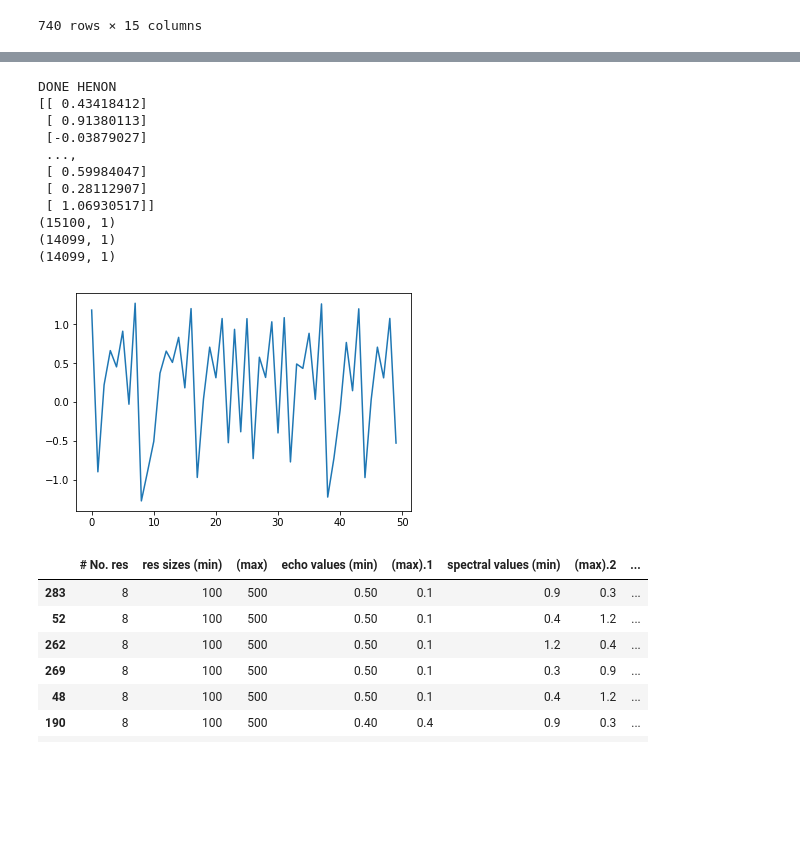
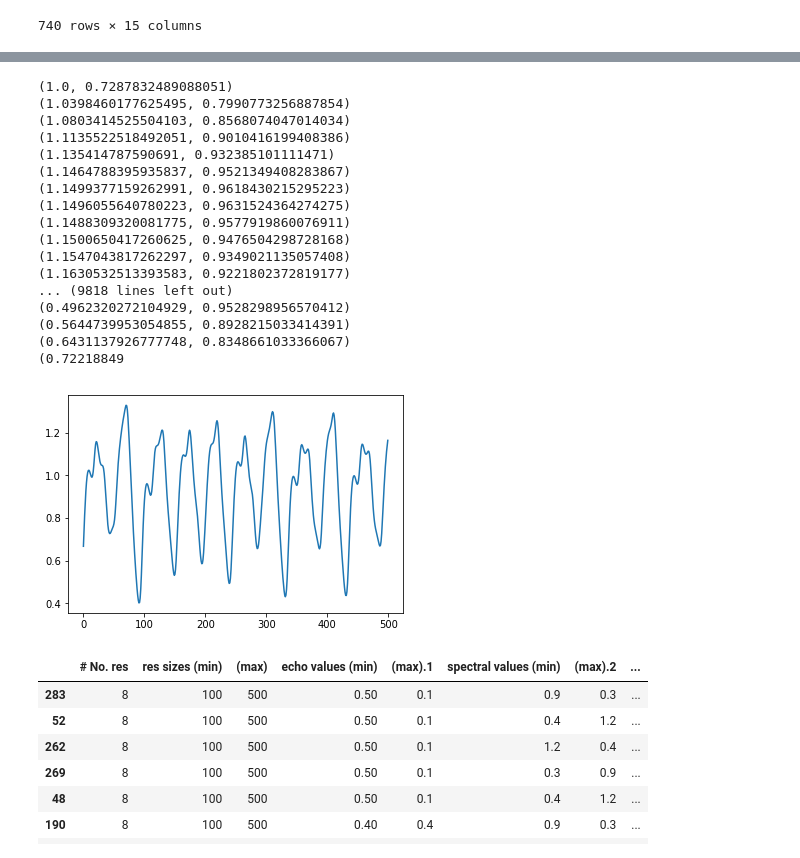
Before and after one commit to zimmerman-cole/esn_experiments, a Jupyter notebook: LEVI_PLOTS_Henon_Map.ipynb, the cells around one changed output, grey strips where cells are left out. Saved outputs shown, nothing was run; the diff lists cells and outputs as text; code cells hidden in the pictures; blank space fills up the shorter version.

```diff
--- a/LEVI_PLOTS_Henon_Map.ipynb
+++ b/LEVI_PLOTS_Henon_Map.ipynb
@@ -83,5 +83,5 @@ The autoreload extension is already loaded. To reload it, use:
 # %%
-data = np.array([runHenon(15100, dimensions=1)]).reshape(-1, 1)
+data = np.array([run(15100)]).reshape(-1, 1)
 print(data)
 print(np.shape(data))
 MEAN_OF_DATA = np.mean(data)
@@ -93,22 +93,28 @@ y_valid = np.array(data[split:])
 print(np.shape(X_train))
 print(np.shape(y_train))
 # %% [output]
-DONE HENON
-[[ 0.43418412]
- [ 0.91380113]
- [-0.03879027]
- ...,
- [ 0.59984047]
- [ 0.28112907]
- [ 1.06930517]]
-(15100, 1)
-(14099, 1)
-(14099, 1)
+(1.0, 0.7287832489088051)
+(1.0398460177625495, 0.7990773256887854)
+(1.0803414525504103, 0.8568074047014034)
+(1.1135522518492051, 0.9010416199408386)
+(1.135414787590691, 0.932385101111471)
+(1.1464788395935837, 0.9521349408283867)
+(1.1499377159262991, 0.9618430215295223)
+(1.1496055640780223, 0.9631524364274275)
+(1.1488309320081775, 0.9577919860076911)
+(1.1500650417260625, 0.9476504298728168)
+(1.1547043817262297, 0.9349021135057408)
+(1.1630532513393583, 0.9221802372819177)
+... (9818 lines left out)
+(0.4962320272104929, 0.9528298956570412)
+(0.5644739953054855, 0.8928215033414391)
+(0.6431137926777748, 0.8348661033366067)
+(0.72218849
 # %%
-plt.plot(range(len(X_valid[:50])), X_valid[:50])
+plt.plot(range(len(X_valid[:500])), X_valid[:500])
 plt.show()
 # %% [output]
-[figure, old version]
+[figure, new version]
 # %%
 # data_pca.sort_values(by=[data_pca.columns[-2]])
 data_vae_no_zeros.sort_values(by=[data_vae_no_zeros.columns[-2]])
```
Also changed, not shown: parts of 1 cell of this notebook, 2 other files.
